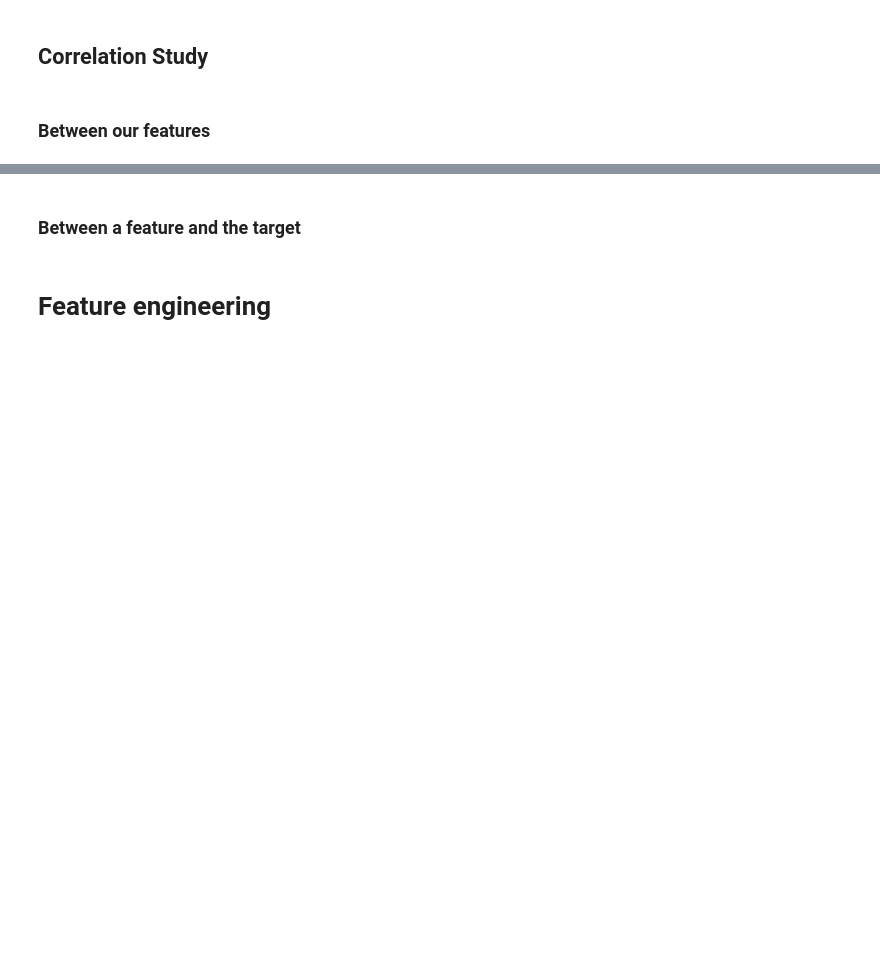
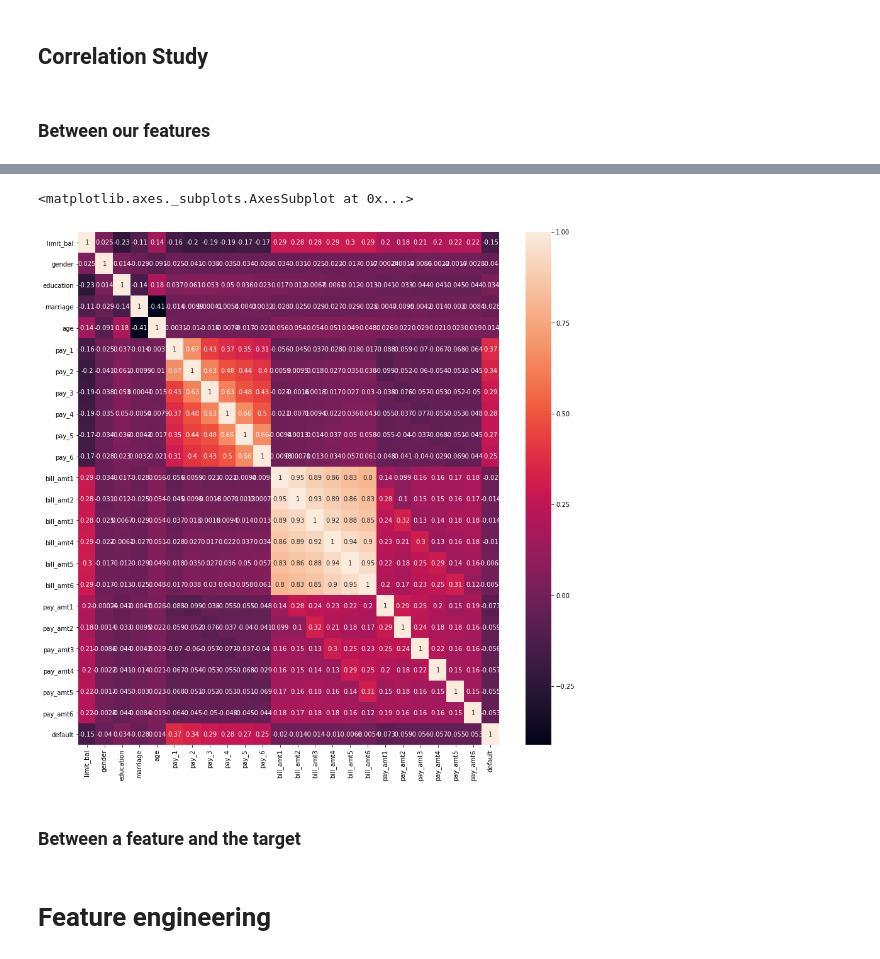
Before and after one commit to thomasXwang/UCI-Credit-card-defaults, a Jupyter notebook: UCI from scratch.ipynb, the cells around one changed output, grey strips where cells are left out. Drawn from its saved outputs; the diff is of its cells as text; code cells hidden in the pictures; blank space fills up the shorter version.

```diff
--- a/UCI from scratch.ipynb
+++ b/UCI from scratch.ipynb
@@ -539,3 +539,5 @@ Let's have a look at correlations between features now!
 ## Correlation Study
 # %% [markdown]
 ### Between our features
+# %%
+corr = df.corr()
@@ -542,3 +564,10 @@ Let's have a look at correlations between features now!
+# %%
+# plot the heatmap and annotation on it
+plt.figure(figsize=(15, 15))
+sns.heatmap(corr, xticklabels=corr.columns, yticklabels=corr.columns, annot=True)
+# %% [output]
+<matplotlib.axes._subplots.AxesSubplot at 0x...>
+[figure, added]
 # %% [markdown]
 ### Between a feature and the target
 # %% [markdown]
```
Also changed, not shown: parts of 1 cell of this notebook.
